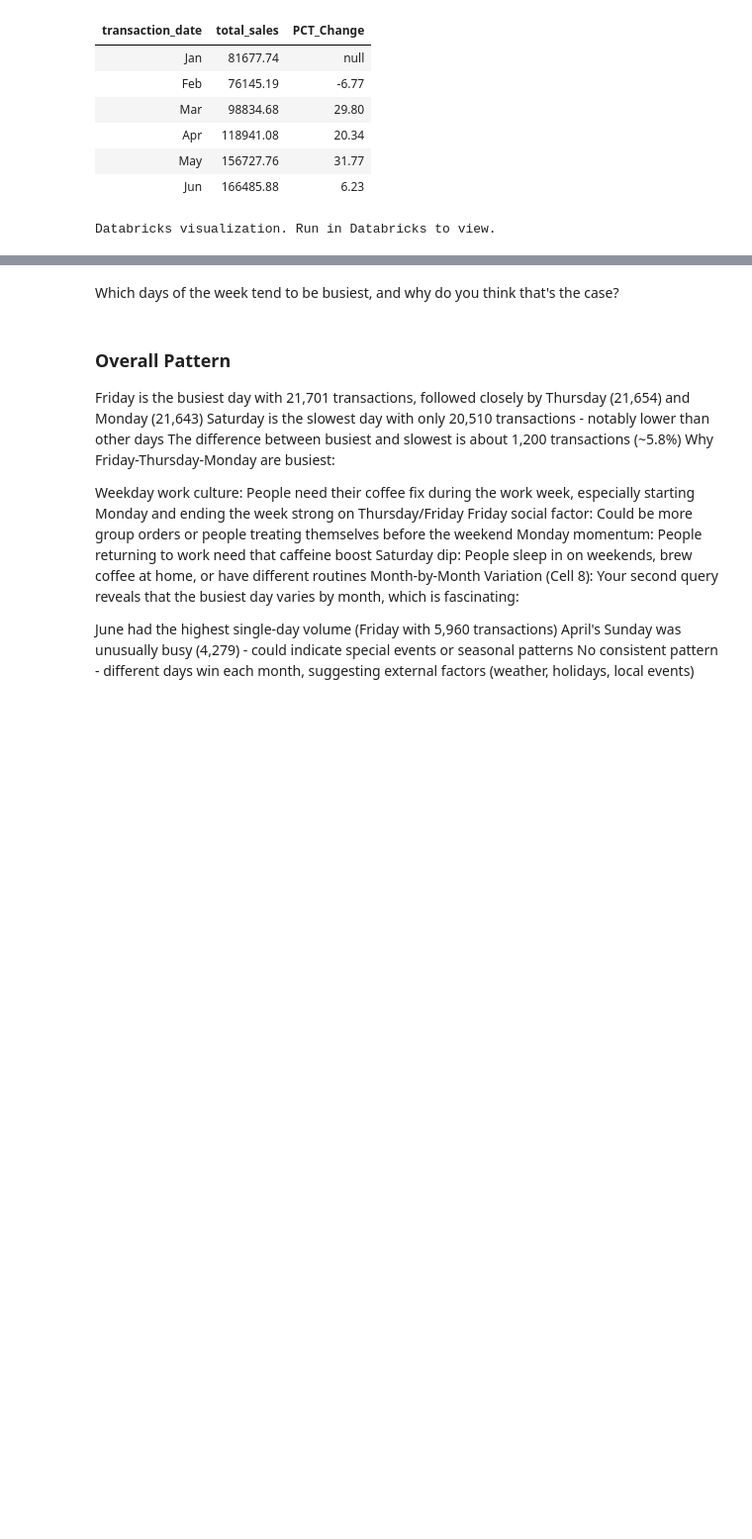
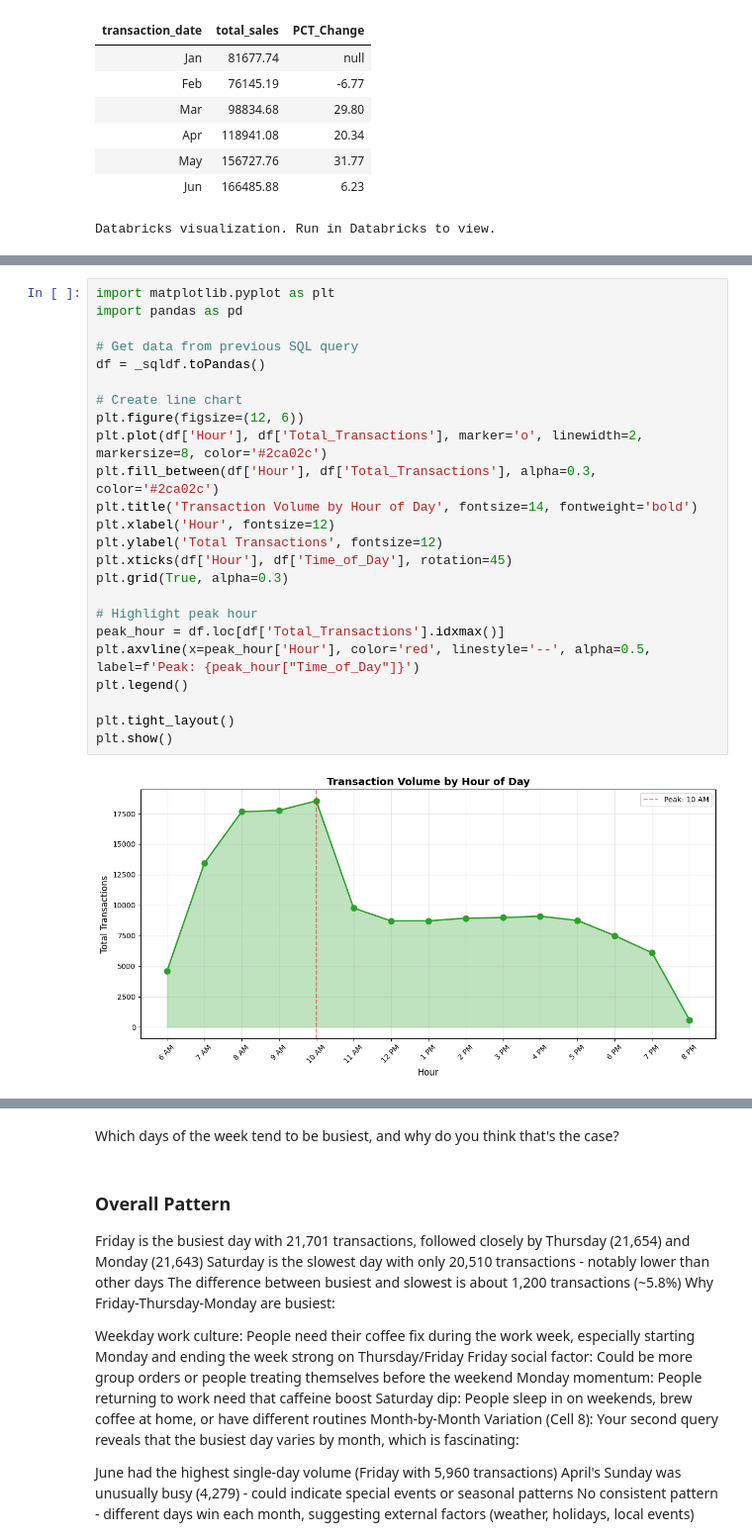
Before and after one commit to AREBU5/coffee_shop_analysis, a Jupyter notebook: Coffee Sales.ipynb, the cells around one changed output, grey strips where cells are left out. Shown at 99% size. Drawn from its saved outputs; the diff is of its cells as text; blank space fills up the shorter version.

```diff
--- a/Coffee Sales.ipynb
+++ b/Coffee Sales.ipynb
@@ -54,0 +145,26 @@ Databricks visualization. Run in Databricks to view.
+# %%
+import matplotlib.pyplot as plt
+import pandas as pd
+
+# Get data from previous SQL query
+df = _sqldf.toPandas()
+
+# Create line chart
+plt.figure(figsize=(12, 6))
+plt.plot(df['Hour'], df['Total_Transactions'], marker='o', linewidth=2, markersize=8, color='#2ca02c')
+plt.fill_between(df['Hour'], df['Total_Transactions'], alpha=0.3, color='#2ca02c')
+plt.title('Transaction Volume by Hour of Day', fontsize=14, fontweight='bold')
+plt.xlabel('Hour', fontsize=12)
+plt.ylabel('Total Transactions', fontsize=12)
+plt.xticks(df['Hour'], df['Time_of_Day'], rotation=45)
+plt.grid(True, alpha=0.3)
+
+# Highlight peak hour
+peak_hour = df.loc[df['Total_Transactions'].idxmax()]
+plt.axvline(x=peak_hour['Hour'], color='red', linestyle='--', alpha=0.5, label=f'Peak: {peak_hour["Time_of_Day"]}')
+plt.legend()
+
+plt.tight_layout()
+plt.show()
+# %% [output]
+[figure, added]
```
Also changed, not shown: parts of 6 cells of this notebook.
